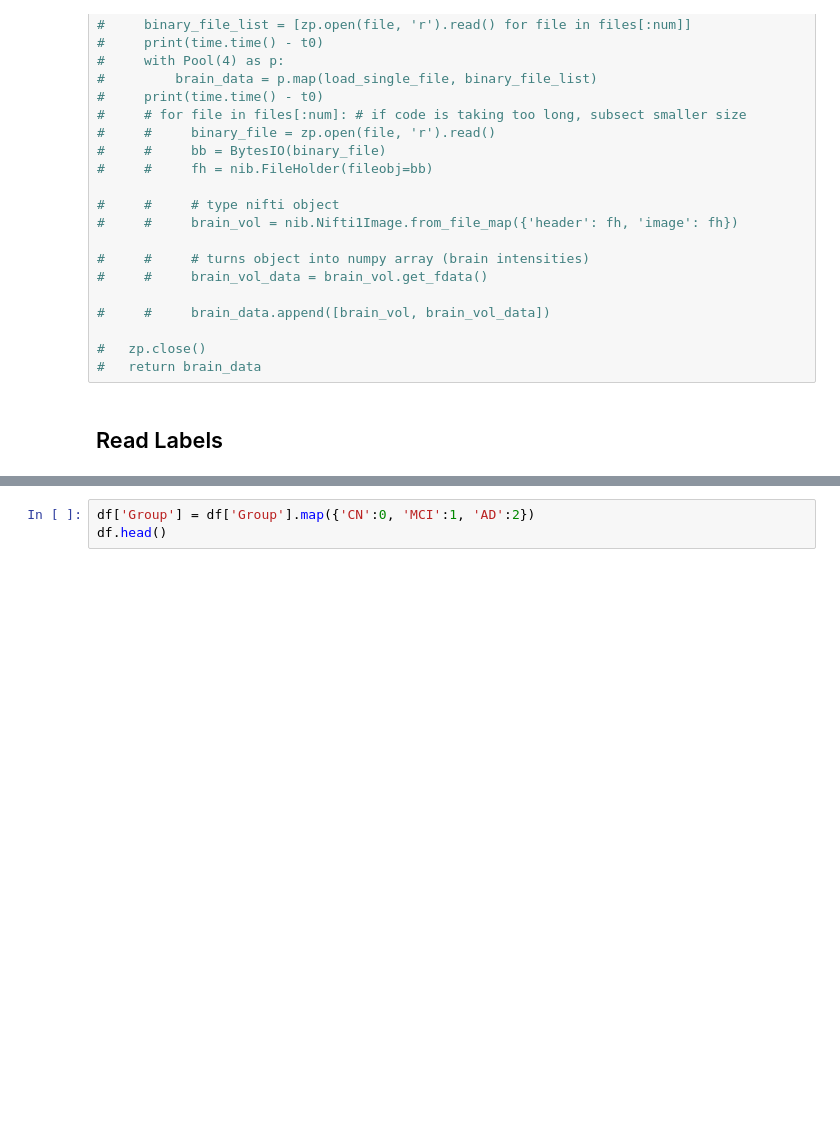
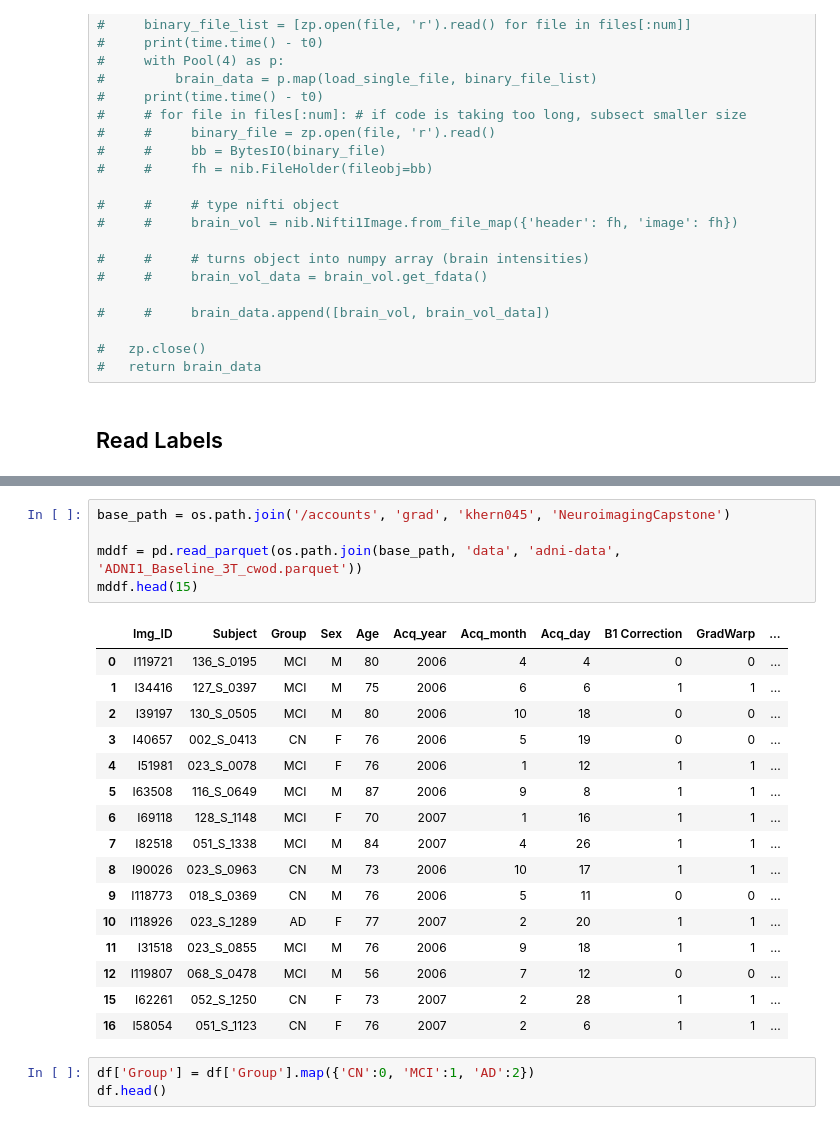
Before and after one commit to kristoffhernan/NeuroimagingCapstone, a Jupyter notebook: scripts/Brain_EDA.ipynb, the cells around one changed output, grey strips where cells are left out. Drawn from its saved outputs; the diff is of its cells as text; blank space fills up the shorter version.

```diff
--- a/scripts/Brain_EDA.ipynb
+++ b/scripts/Brain_EDA.ipynb
@@ -187,3 +369,25 @@ df.head()
+# %%
+base_path = os.path.join('/accounts', 'grad', 'khern045', 'NeuroimagingCapstone')
+
+mddf = pd.read_parquet(os.path.join(base_path, 'data', 'adni-data', 'ADNI1_Baseline_3T_cwod.parquet'))
+mddf.head(15)
+# %% [output]
+|  | Img_ID | Subject | Group | Sex | Age | Acq_year | Acq_month | Acq_day | B1 Correction | GradWarp | ... |
+| 0 | I119721 | 136_S_0195 | MCI | M | 80 | 2006 | 4 | 4 | 0 | 0 | ... |
+| 1 | I34416 | 127_S_0397 | MCI | M | 75 | 2006 | 6 | 6 | 1 | 1 | ... |
+| 2 | I39197 | 130_S_0505 | MCI | M | 80 | 2006 | 10 | 18 | 0 | 0 | ... |
+| 3 | I40657 | 002_S_0413 | CN | F | 76 | 2006 | 5 | 19 | 0 | 0 | ... |
+| 4 | I51981 | 023_S_0078 | MCI | F | 76 | 2006 | 1 | 12 | 1 | 1 | ... |
+| 5 | I63508 | 116_S_0649 | MCI | M | 87 | 2006 | 9 | 8 | 1 | 1 | ... |
+| 6 | I69118 | 128_S_1148 | MCI | F | 70 | 2007 | 1 | 16 | 1 | 1 | ... |
+| 7 | I82518 | 051_S_1338 | MCI | M | 84 | 2007 | 4 | 26 | 1 | 1 | ... |
+| 8 | I90026 | 023_S_0963 | CN | M | 73 | 2006 | 10 | 17 | 1 | 1 | ... |
+| 9 | I118773 | 018_S_0369 | CN | M | 76 | 2006 | 5 | 11 | 0 | 0 | ... |
+| 10 | I118926 | 023_S_1289 | AD | F | 77 | 2007 | 2 | 20 | 1 | 1 | ... |
+| 11 | I31518 | 023_S_0855 | MCI | M | 76 | 2006 | 9 | 18 | 1 | 1 | ... |
+| 12 | I119807 | 068_S_0478 | MCI | M | 56 | 2006 | 7 | 12 | 0 | 0 | ... |
+| 15 | I62261 | 052_S_1250 | CN | F | 73 | 2007 | 2 | 28 | 1 | 1 | ... |
+| 16 | I58054 | 051_S_1123 | CN | F | 76 | 2007 | 2 | 6 | 1 | 1 | ... |
 # %%
 df['Group'] = df['Group'].map({'CN':0, 'MCI':1, 'AD':2})
 df.head()
```
Also changed, not shown: parts of 12 cells of this notebook, 1 other file.
